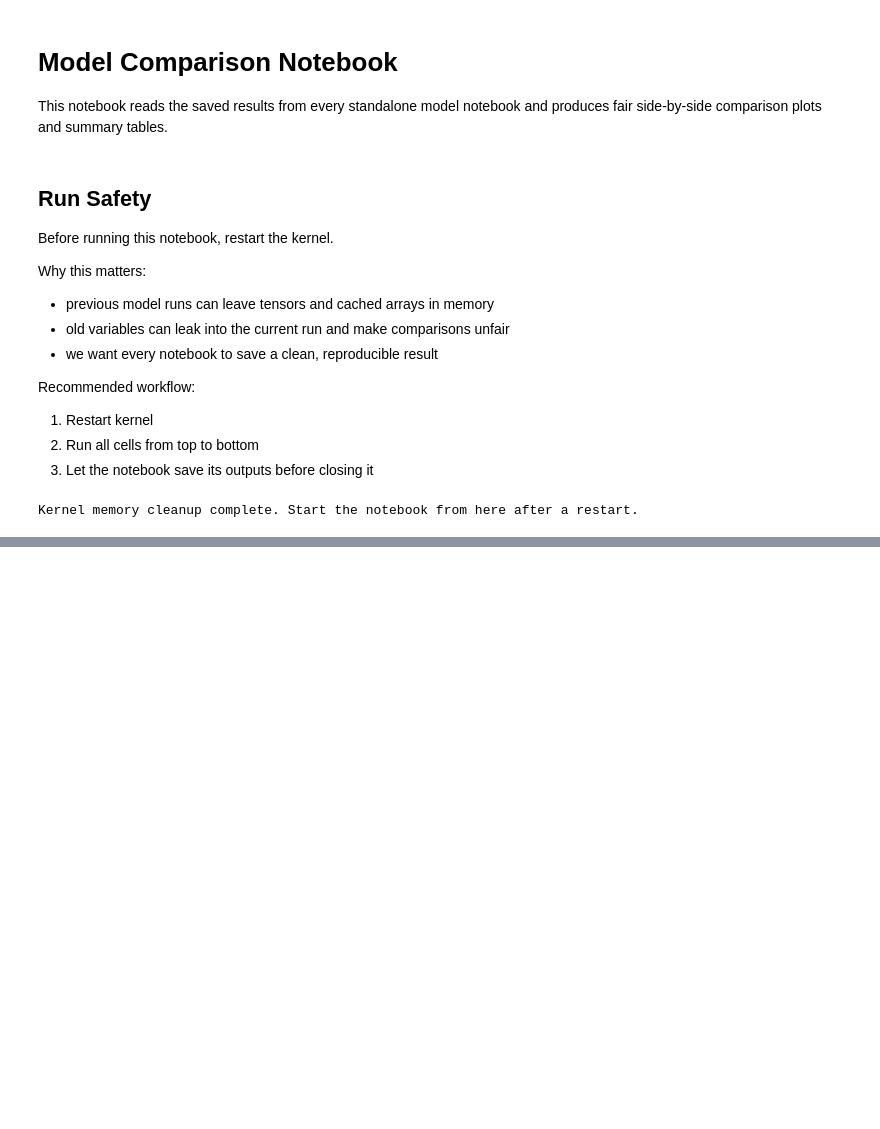
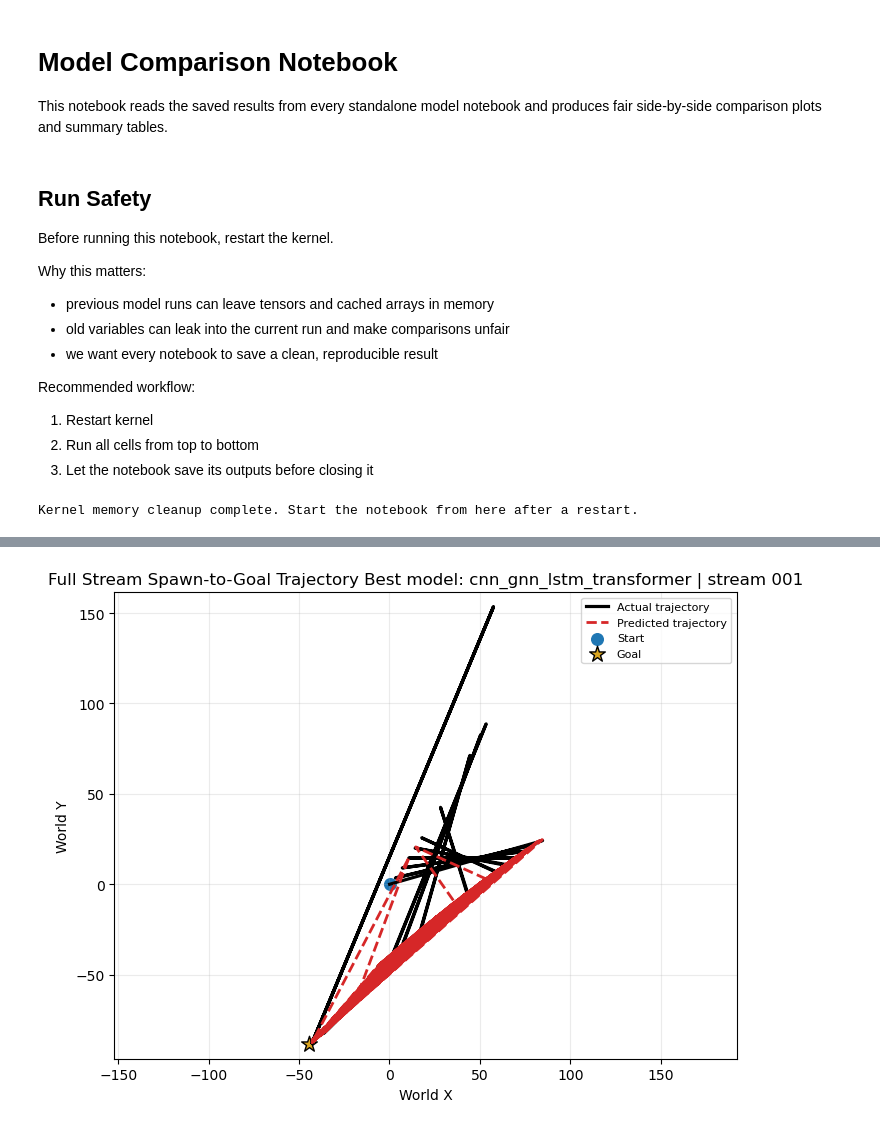
Before and after one commit to basu-repo/thesis, a Jupyter notebook: 04_model_evaluation/notebooks/90_model_comparison.ipynb, the cells around one changed output, grey strips where cells are left out. Drawn from its saved outputs; the diff is of its cells as text; code cells hidden in the pictures; blank space fills up the shorter version.

```diff
--- a/04_model_evaluation/notebooks/90_model_comparison.ipynb
+++ b/04_model_evaluation/notebooks/90_model_comparison.ipynb
@@ -265,0 +526,90 @@ Latest confusion matrix for cnn_gnn_lstm_transformer
+# %%
+# Full spawn-to-goal trajectory plot for one stream using the best model's rolling predictions.
+from dataset_helper import build_sample_table, configure_helper, group_streams
+
+DATASET_ROOT = PROJECT_ROOT.parent / '03_dataset' / 'husky_control_dataset'
+configure_helper(
+    dataset_root=DATASET_ROOT,
+    original_dataset_root=DATASET_ROOT,
+    results_root=RESULTS_ROOT,
+    weights_root=EVAL_ROOT / 'model_weights',
+)
+
+best_model_slug = 'cnn_gnn_lstm_transformer'
+display_names = globals().get('DISPLAY_NAMES', {best_model_slug: best_model_slug})
+npz_path = RESULTS_ROOT / best_model_slug / 'latest_trajectory_predictions.npz'
+
+if not npz_path.exists():
+    print('Missing trajectory export:', npz_path)
+else:
+    payload = np.load(npz_path, allow_pickle=False)
+    sample_ids = payload['sample_ids'].astype(str)
+    pred_future_xy = payload['pred_future_xy']
+    true_future_xy = payload['true_future_xy']
+
+    streams = group_streams(DATASET_ROOT, allowed_labels=None, label_mapping=None)
+    sample_table = build_sample_table(streams, past_len=10, future_len=5)
+    sample_meta = {row['sample_id']: row for row in sample_table}
+
+    # pick the longest available stream in the saved prediction set
+    stream_counts = {}
+    for sid in sample_ids:
+        meta = sample_meta.get(sid)
+        if meta is None:
+            continue
+        stream_counts[meta['stream_idx']] = stream_counts.get(meta['stream_idx'], 0) + 1
+
+    if not stream_counts:
+        print('Could not match saved sample_ids back to the dataset streams.')
+    else:
+        chosen_stream_idx = max(stream_counts, key=stream_counts.get)
+        chosen_stream = streams[chosen_stream_idx]
+
+        # full actual path from the recorded stream
+        actual_xy = np.asarray([
+            [float(frame['state']['x']), float(frame['state']['y'])]
+            for frame in chosen_stream
+            if frame.get('state') is not None
+        ], dtype=np.float32)
+
+        # rolling predicted future endpoints in absolute coordinates
+        predicted_points = []
+        for sid, pred_xy in zip(sample_ids, pred_future_xy):
+            meta = sample_meta.get(sid)
+            if meta is None or meta['stream_idx'] != chosen_stream_idx:
+                continue
+            anchor_frame = chosen_stream[meta['anchor_index']]
+            anchor_state = anchor_frame['state']
+            anchor_x = float(anchor_state['x'])
+            anchor_y = float(anchor_state['y'])
+            predicted_points.append([anchor_x + float(pred_xy[-1, 0]), anchor_y + float(pred_xy[-1, 1])])
+
+        predicted_points = np.asarray(predicted_points, dtype=np.float32)
+
+        start_pose = chosen_stream[0].get('start') or chosen_stream[0].get('state')
+        goal_pose = chosen_stream[0].get('goal')
+
+        fig, ax = plt.subplots(figsize=(7.2, 5.6))
+        ax.plot(actual_xy[:, 0], actual_xy[:, 1], color='black', linewidth=2.3, label='Actual trajectory')
+        if len(predicted_points) > 0:
+            ax.plot(predicted_points[:, 0], predicted_points[:, 1], '--', color='tab:red', linewidth=2.0, label='Predicted trajectory')
+
+        if start_pose is not None:
+            ax.scatter([float(start_pose['x'])], [float(start_pose['y'])], marker='o', s=70, color='tab:blue', label='Start')
+        if goal_pose is not None:
+            ax.scatter([float(goal_pose['x'])], [float(goal_pose['y'])], marker='*', s=140, color='goldenrod', edgecolor='black', label='Goal')
+
+        ax.set_title(f'Full Stream Spawn-to-Goal Trajectory Best model: {display_names.get(best_model_slug, best_model_slug)} | stream {chosen_stream_idx:03d}')
+        ax.set_xlabel('World X')
+        ax.set_ylabel('World Y')
+        ax.grid(True, alpha=0.25)
+        ax.legend(fontsize=8)
+        ax.axis('equal')
+        fig.tight_layout()
+
+        out_path = PLOTS_ROOT / 'best_model_full_stream_spawn_goal.png'
+        fig.savefig(out_path, dpi=220, bbox_inches='tight')
+        plt.show()
+        print('Saved:', out_path)
+# %% [output]
+[figure, added]
```
Also changed, not shown: parts of 11 cells of this notebook, 47 other files.
